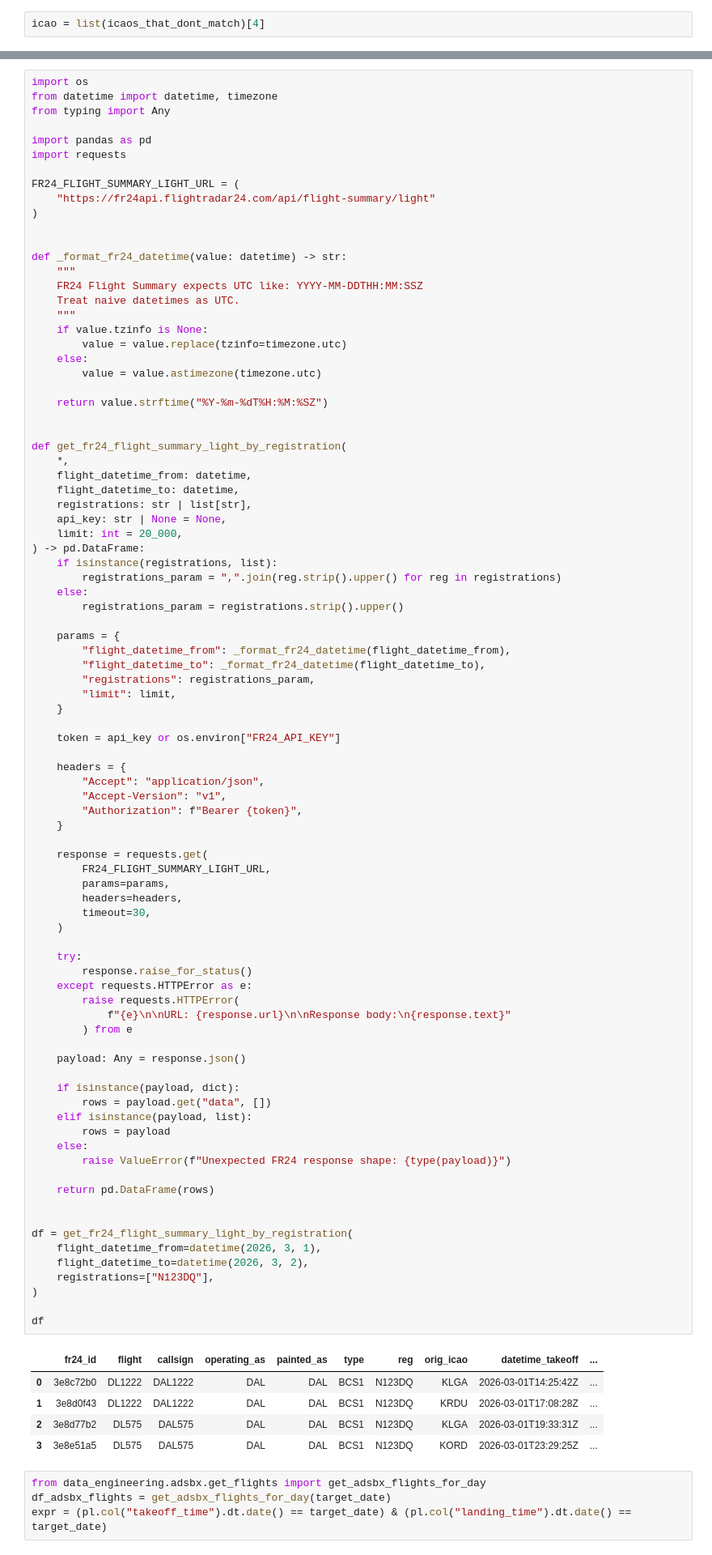
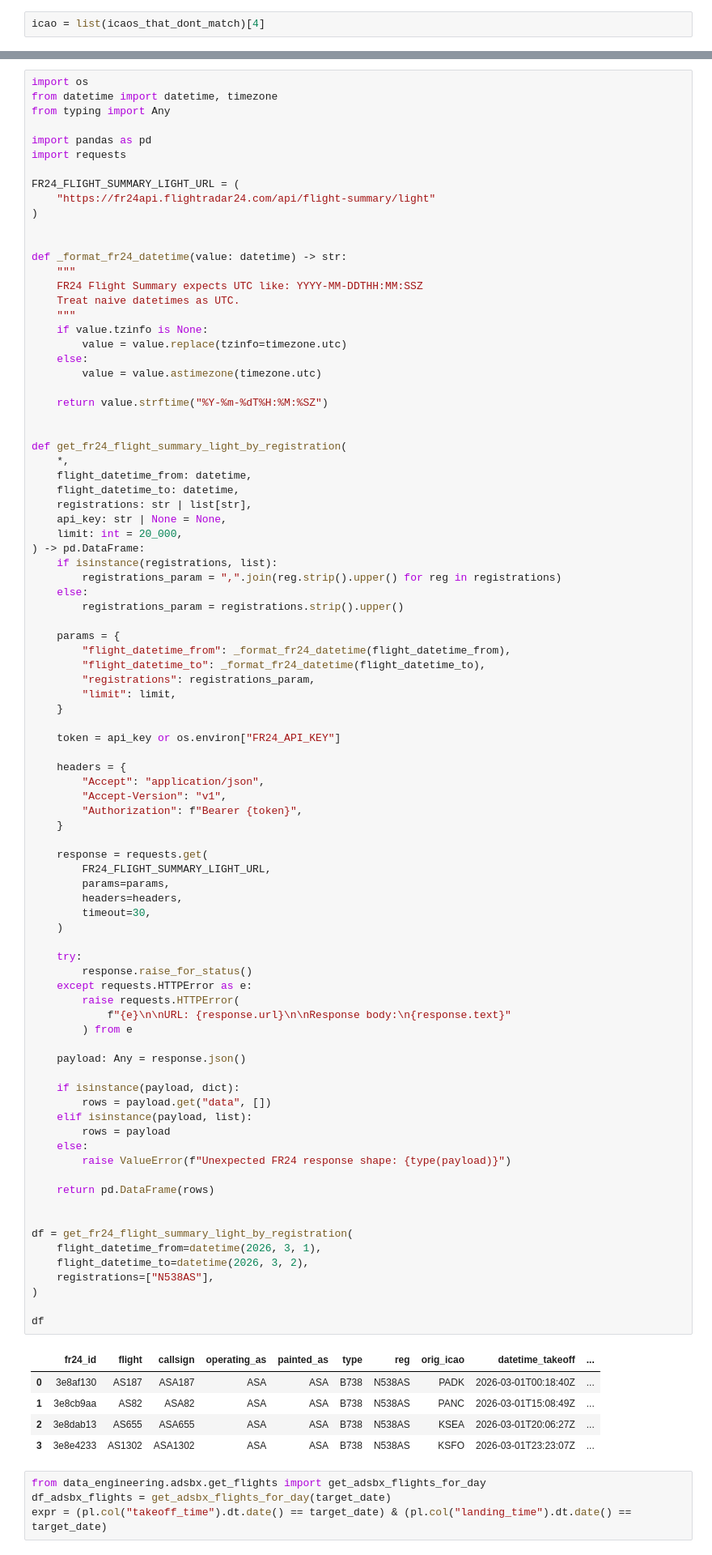
Before and after one commit to PlaneQuery/planequery-data, a Jupyter notebook: notebooks/flights/flights_matching.ipynb, the cells around one changed output, grey strips where cells are left out. Shown at 81% size. Cells and saved outputs as stored; diff of their text form.

```diff
--- a/notebooks/flights/flights_matching.ipynb
+++ b/notebooks/flights/flights_matching.ipynb
@@ -144,38 +144,38 @@ def get_fr24_flight_summary_light_by_registration(
         timeout=30,
     )
 
     try:
         response.raise_for_status()
     except requests.HTTPError as e:
         raise requests.HTTPError(
             f"{e}\n\nURL: {response.url}\n\nResponse body:\n{response.text}"
         ) from e
 
     payload: Any = response.json()
 
     if isinstance(payload, dict):
         rows = payload.get("data", [])
     elif isinstance(payload, list):
         rows = payload
     else:
         raise ValueError(f"Unexpected FR24 response shape: {type(payload)}")
 
     return pd.DataFrame(rows)
 
 
 df = get_fr24_flight_summary_light_by_registration(
     flight_datetime_from=datetime(2026, 3, 1),
     flight_datetime_to=datetime(2026, 3, 2),
-    registrations=["N123DQ"],
+    registrations=["N538AS"],
 )
 
 df
 # %% [output]
 |  | fr24_id | flight | callsign | operating_as | painted_as | type | reg | orig_icao | datetime_takeoff | ... |
-| 0 | 3e8c72b0 | DL1222 | DAL1222 | DAL | DAL | BCS1 | N123DQ | KLGA | 2026-03-01T14:25:42Z | ... |
-| 1 | 3e8d0f43 | DL1222 | DAL1222 | DAL | DAL | BCS1 | N123DQ | KRDU | 2026-03-01T17:08:28Z | ... |
-| 2 | 3e8d77b2 | DL575 | DAL575 | DAL | DAL | BCS1 | N123DQ | KLGA | 2026-03-01T19:33:31Z | ... |
-| 3 | 3e8e51a5 | DL575 | DAL575 | DAL | DAL | BCS1 | N123DQ | KORD | 2026-03-01T23:29:25Z | ... |
+| 0 | 3e8af130 | AS187 | ASA187 | ASA | ASA | B738 | N538AS | PADK | 2026-03-01T00:18:40Z | ... |
+| 1 | 3e8cb9aa | AS82 | ASA82 | ASA | ASA | B738 | N538AS | PANC | 2026-03-01T15:08:49Z | ... |
+| 2 | 3e8dab13 | AS655 | ASA655 | ASA | ASA | B738 | N538AS | KSEA | 2026-03-01T20:06:27Z | ... |
+| 3 | 3e8e4233 | AS1302 | ASA1302 | ASA | ASA | B738 | N538AS | KSFO | 2026-03-01T23:23:07Z | ... |
 # %%
 from data_engineering.adsbx.get_flights import get_adsbx_flights_for_day
 df_adsbx_flights = get_adsbx_flights_for_day(target_date)
```
Also changed, not shown: parts of 2 cells of this notebook, 1 other file.
